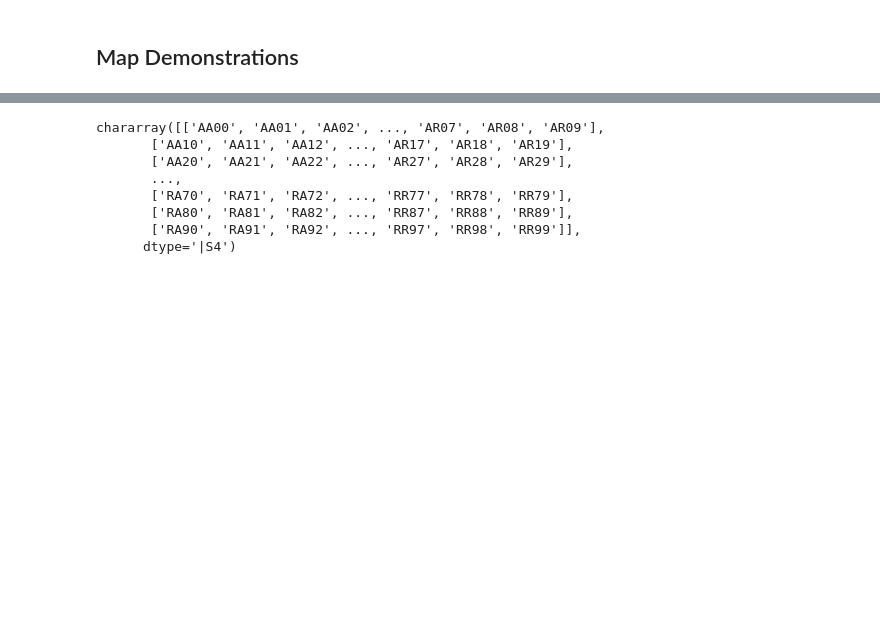
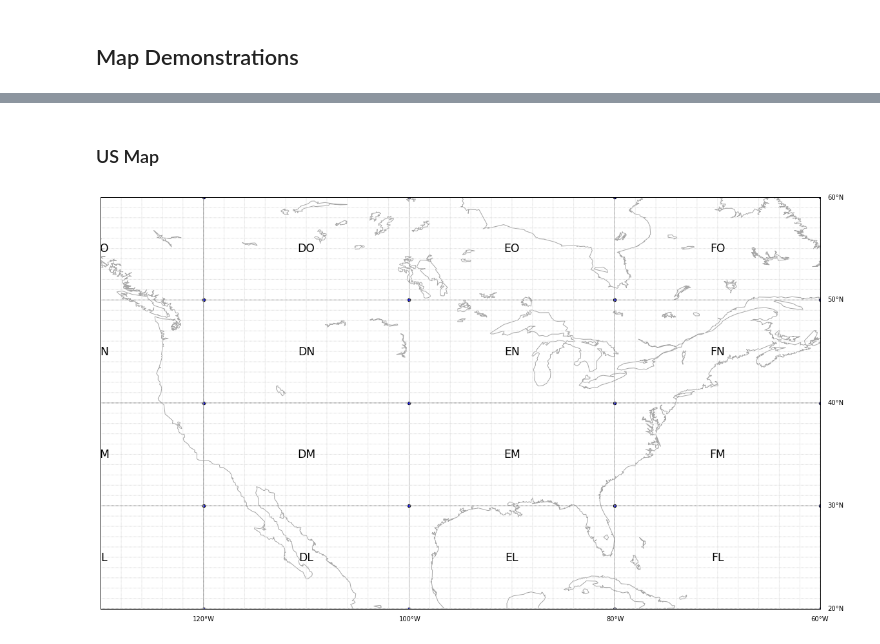
Before and after one commit to w2naf/HamSCI, a Jupyter notebook: notebooks/Grid Square Converter.ipynb, the cells around one changed output, grey strips where cells are left out. Drawn from its saved outputs; the diff is of its cells as text; code cells hidden in the pictures; blank space fills up the shorter version.

```diff
--- a/notebooks/Grid Square Converter.ipynb
+++ b/notebooks/Grid Square Converter.ipynb
@@ -288,11 +118,44 @@ RR99
-# %%
-grid_grid
-# %% [output]
-chararray([['AA00', 'AA01', 'AA02', ..., 'AR07', 'AR08', 'AR09'],
-       ['AA10', 'AA11', 'AA12', ..., 'AR17', 'AR18', 'AR19'],
-       ['AA20', 'AA21', 'AA22', ..., 'AR27', 'AR28', 'AR29'],
-       ...,
-       ['RA70', 'RA71', 'RA72', ..., 'RR77', 'RR78', 'RR79'],
-       ['RA80', 'RA81', 'RA82', ..., 'RR87', 'RR88', 'RR89'],
-       ['RA90', 'RA91', 'RA92', ..., 'RR97', 'RR98', 'RR99']],
-      dtype='|S4')
+# %% [markdown]
+### US Map
+# %%
+llcrnrlon = -130.
+llcrnrlat =  20.
+urcrnrlon =  -60.
+urcrnrlat =   60.
+
+fig = plt.figure(figsize=(20,15))
+ax  = fig.add_subplot(111)
+m   = Basemap(llcrnrlon=llcrnrlon,llcrnrlat=llcrnrlat,urcrnrlon=urcrnrlon,urcrnrlat=urcrnrlat,
+            resolution='l',area_thresh=1000.,projection='cyl',ax=ax)
+
+# Draw Grid Squares
+grid_grid = gridsquare_grid(2)
+lats,lons = gridsquare2latlon(grid_grid,position='lower left')
+
+m.drawparallels(lats[0,:],color='k',labels=[False,True,True,False])
+m.drawmeridians(lons[:,0],color='k',labels=[True,False,False,True])
+m.drawcoastlines(color='0.65')
+m.drawmapboundary(fill_color='w')
+
+# Label Grid Squares
+lats,lons = gridsquare2latlon(grid_grid)
+xx,yy = m(lons,lats)
+for xxx,yyy,grd in zip(xx.ravel(),yy.ravel(),grid_grid.ravel()):
+    ax.text(xxx,yyy,grd,size='xx-large',
+            ha='center',va='center',clip_on=True)
+
+# Test grid square location options.
+lats,lons = gridsquare2latlon(grid_grid,position='upper right')
+m.scatter(lons,lats)
+
+# Add in the precision-4 grid.
+grid_grid = gridsquare_grid(4)
+lats,lons = gridsquare2latlon(grid_grid,position='lower left')
+
+m.drawparallels(lats[0,:],color='0.85',labels=[False,False,False,False])
+m.drawmeridians(lons[:,0],color='0.85',labels=[False,False,False,False])
+
+
+plt.show()
+# %% [output]
+[figure, added]
```
Also changed, not shown: parts of 11 cells of this notebook.
